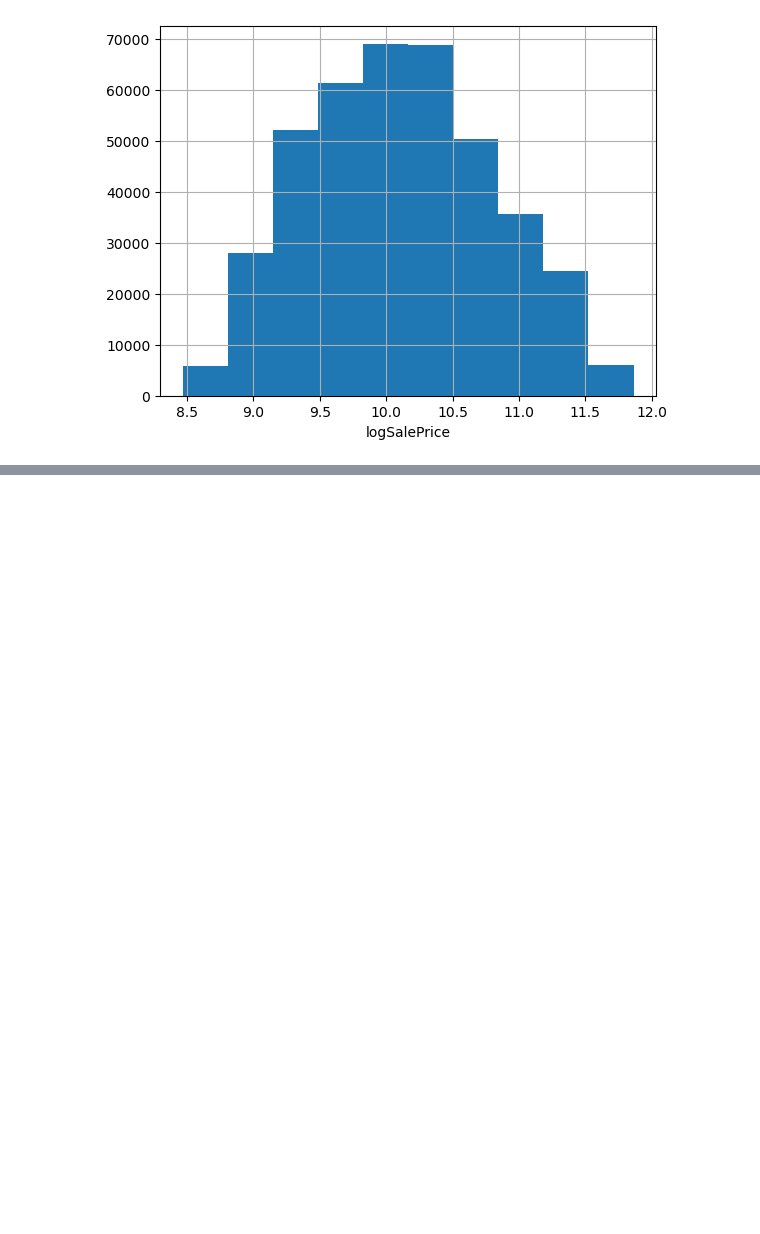
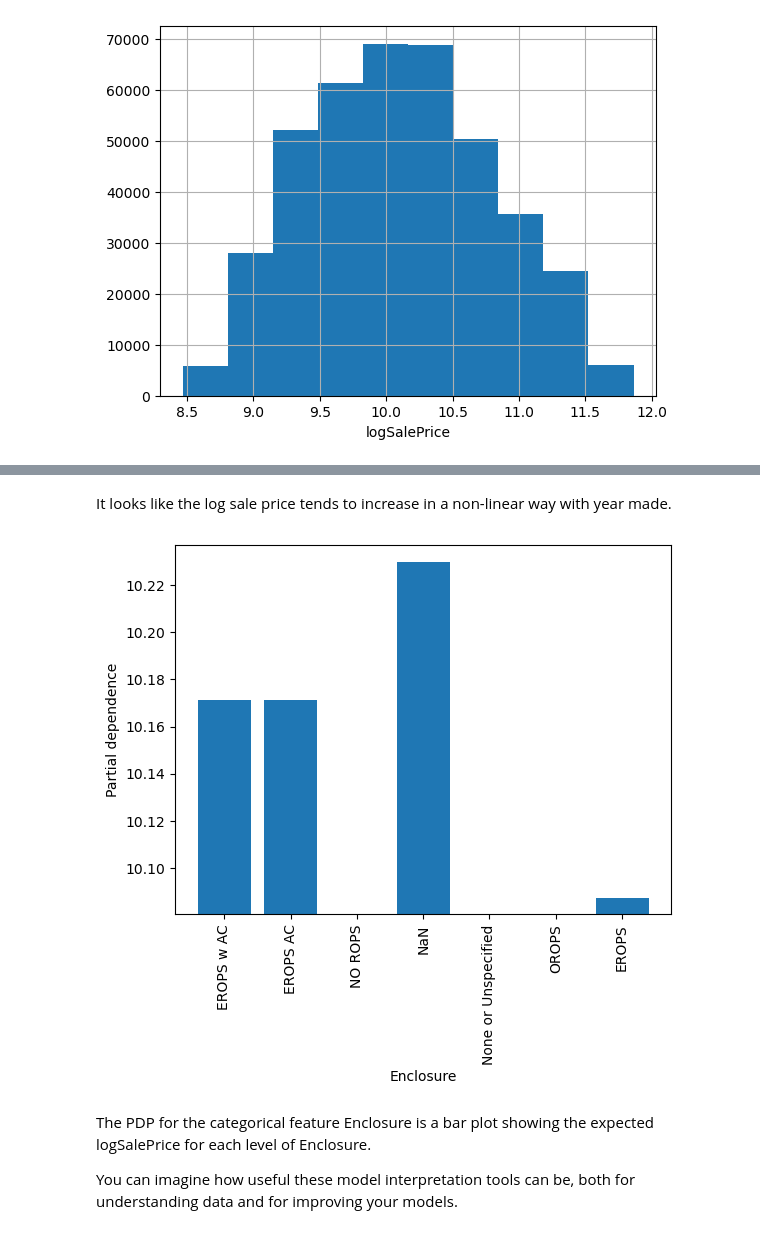
Before and after one commit to mcb00/rr-blog, a Jupyter notebook: posts/xgboost-for-regression-in-python/index.ipynb, the cells around one changed output, grey strips where cells are left out. Drawn from its saved outputs; the diff is of its cells as text; code cells hidden in the pictures; blank space fills up the shorter version.

```diff
--- a/posts/xgboost-for-regression-in-python/index.ipynb
+++ b/posts/xgboost-for-regression-in-python/index.ipynb
@@ -149,3 +121,5 @@ df = encode_datetime_features(df, datetime_features, datetime_attributes)
+# %%
+df['saledate_days_since_epoch'] = (df['saledate'] - pd.Timestamp(year=1970, month=1, day=1)).dt.days
 # %% [markdown]
 ### Transform the target if necessary
 
@@ -812,0 +466,39 @@ If you found this helpful, or if you have additional ideas about solving regress
+# %% [markdown]
+It looks like the log sale price tends to increase in a non-linear way with year made.
+# %%
+#| code-fold: true
+#| fig-alt: bar plot showing partial dependence of logSalePrice on Enclosure
+#| fig-cap: PDP of target logSalePrice on categorical feature Enclosure
+
+# The PDPs for categorical features expect numeric data, not pandas categorical types,
+# so the sklearn API for partial dependence won't work directly with the dataframe we've been using.
+# The workaround is to create a new dataframe where categorical columns are encoded numerically,
+# retrain the XGBoost model using the sklearn interface, create the PDPs,
+# then add the category levels as the tick labels for the PDP.
+
+def cat_pdp():
+    cat_feature = 'Enclosure'
+    modified_df = df.copy()
+    cat_codes = modified_df[cat_feature].cat.codes
+    cat_labels = list(modified_df[cat_feature].cat.categories)
+    cat_labels = ['NaN'] + cat_labels if -1 in cat_codes.unique() else cat_labels
+    modified_df[cat_feature] = cat_codes
+
+    n_valid = 12000
+    train_df, valid_df = train_test_split_temporal(modified_df, 'saledate', n_valid)
+    train_df.shape, valid_df.shape
+
+    # scikit-learn interface
+    reg = xgb.XGBRegressor(n_estimators=num_boost_round, enable_categorical=True, **params)
+    reg.fit(train_df[features], train_df[target],
+            eval_set=[(train_df[features], train_df[target]), (valid_df[features], valid_df[target])],
+            verbose=0);
+    PartialDependenceDisplay.from_estimator(reg, valid_df[features], [cat_feature], categorical_features=[cat_feature])
+    plt.xticks(ticks=cat_codes.unique(), labels=cat_labels)
+cat_pdp()
+# %% [output]
+[figure, added]
+# %% [markdown]
+The PDP for the categorical feature Enclosure is a bar plot showing the expected logSalePrice for each level of Enclosure.
+
+You can imagine how useful these model interpretation tools can be, both for understanding data and for improving your models.
```
Also changed, not shown: parts of 82 cells of this notebook.
